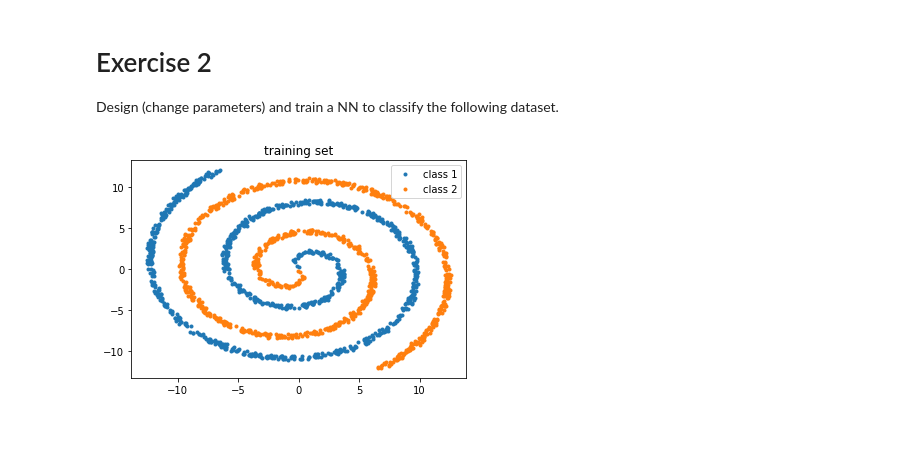
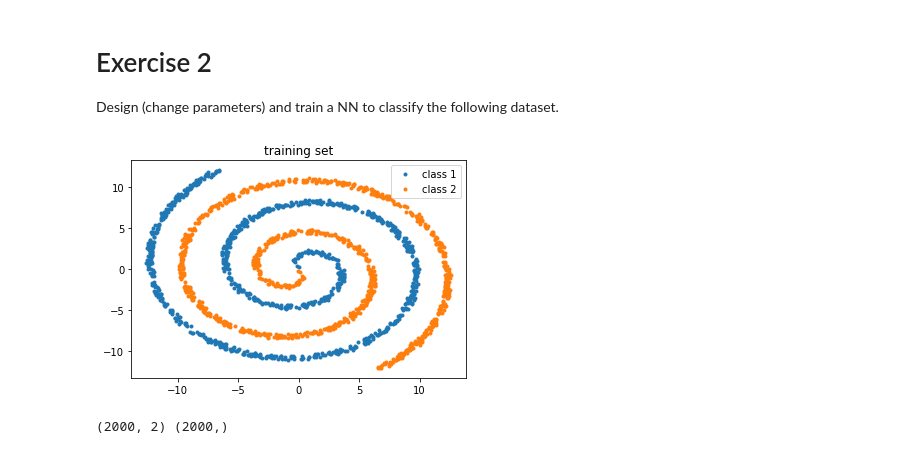
Before and after one commit to Vol0kin/DL, a Jupyter notebook: Assignment_1/1st_Assignment.ipynb, the cells around one changed output. Saved outputs shown, nothing was run; the diff lists cells and outputs as text; code cells hidden in the pictures.

```diff
--- a/Assignment_1/1st_Assignment.ipynb
+++ b/Assignment_1/1st_Assignment.ipynb
@@ -208,25 +435,28 @@ Add an additional layer to your neural network model. Change the activation func
 
 Design (change parameters) and train a NN to classify the following dataset.
 # %%
-import numpy as np
 import matplotlib.pyplot as plt
 
 def twospirals(n_points, noise=.5):
     """
      Returns the two spirals dataset.
     """
     n = np.sqrt(np.random.rand(n_points,1)) * 780 * (2*np.pi)/360
     d1x = -np.cos(n)*n + np.random.rand(n_points,1) * noise
     d1y = np.sin(n)*n + np.random.rand(n_points,1) * noise
     return (np.vstack((np.hstack((d1x,d1y)),np.hstack((-d1x,-d1y)))),
-            np.hstack((np.zeros(n_points),np.ones(n_points))))
+            np.hstack((np.zeros(n_points, dtype=np.int32),np.ones(n_points, dtype=np.int32))))
 
 X, y = twospirals(1000)
 
 plt.title('training set')
 plt.plot(X[y==0,0], X[y==0,1], '.', label='class 1')
 plt.plot(X[y==1,0], X[y==1,1], '.', label='class 2')
 plt.legend()
 plt.show()
+
+num_examples = len(X) # training set size
+print(X.shape, y.shape)
 # %% [output]
-[figure, old version]
+[figure, new version]
+(2000, 2) (2000,)
```
Also changed, not shown: parts of 17 cells of this notebook.
